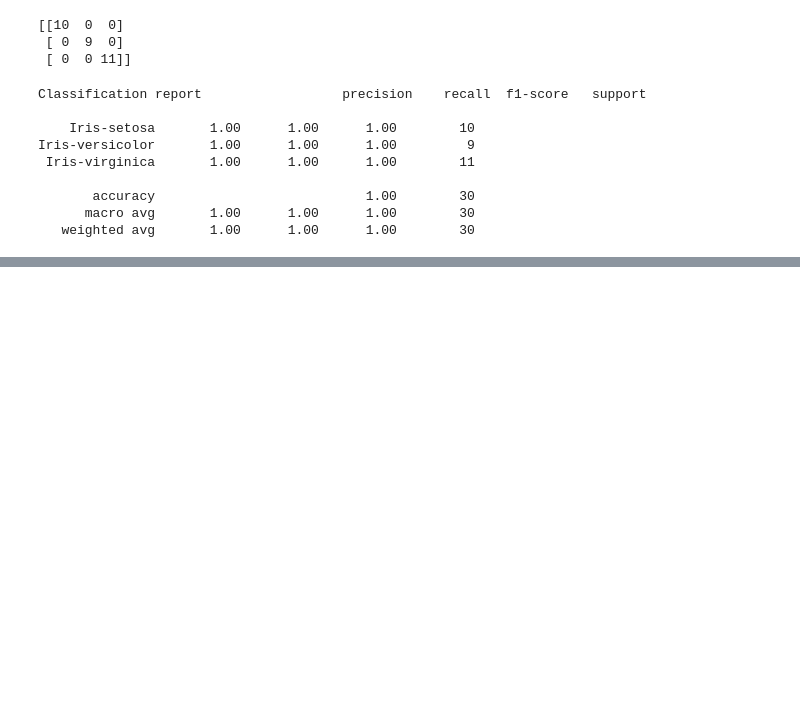
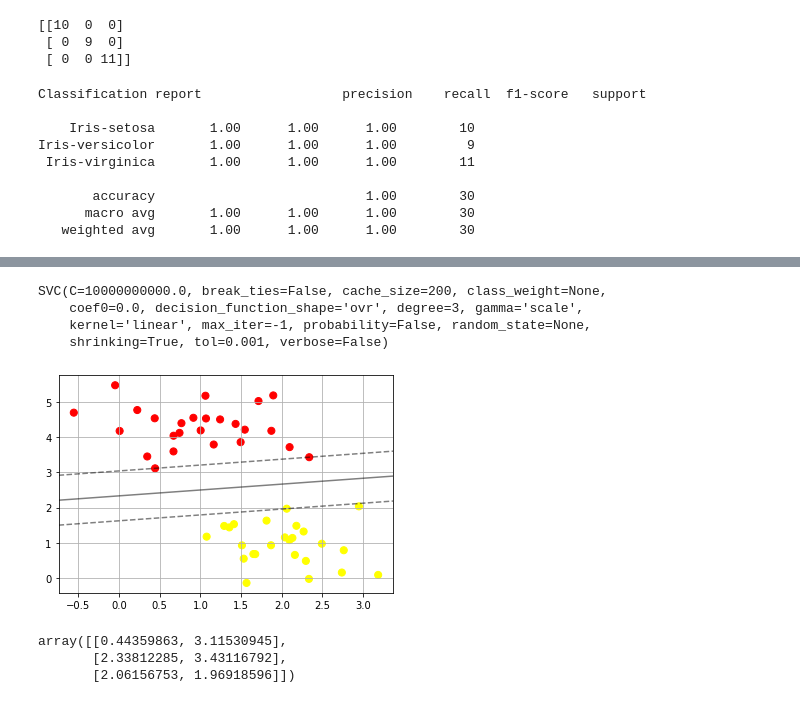
Before and after one commit to sagargahalod/Misc, a Jupyter notebook: SVM_complete.ipynb, the cells around one changed output, grey strips where cells are left out. Drawn from its saved outputs; the diff is of its cells as text; code cells hidden in the pictures; blank space fills up the shorter version.

```diff
--- a/SVM_complete.ipynb
+++ b/SVM_complete.ipynb
@@ -151,0 +191,48 @@ Iris-versicolor       1.00      1.00      1.00         9
+# %%
+model = svm.SVC(kernel='linear', C=1E10)
+model.fit(X, y)
+# %% [output]
+SVC(C=10000000000.0, break_ties=False, cache_size=200, class_weight=None,
+    coef0=0.0, decision_function_shape='ovr', degree=3, gamma='scale',
+    kernel='linear', max_iter=-1, probability=False, random_state=None,
+    shrinking=True, tol=0.001, verbose=False)
+# %%
+def plot_svc_decision_function(model, ax=None, plot_support=True):
+    """Plot the decision function for a 2D SVC"""
+    if ax is None:
+        ax = plt.gca()
+    xlim = ax.get_xlim()
+    ylim = ax.get_ylim()
+
+    # create grid to evaluate model
+    x = np.linspace(xlim[0], xlim[1], 30)
+    y = np.linspace(ylim[0], ylim[1], 30)
+    Y, X = np.meshgrid(y, x)
+    xy = np.vstack([X.ravel(), Y.ravel()]).T
+    P = model.decision_function(xy).reshape(X.shape)
+
+    # plot decision boundary and margins
+    ax.contour(X, Y, P, colors='k',
+               levels=[-1, 0, 1], alpha=0.5,
+               linestyles=['--', '-', '--'])
+
+    # plot support vectors
+    if plot_support:
+        ax.scatter(model.support_vectors_[:, 0],
+                   model.support_vectors_[:, 1],
+                   s=300, linewidth=1, facecolors='none');
+    ax.set_xlim(xlim)
+    ax.set_ylim(ylim)
+# %%
+plt.scatter(X[:, 0], X[:, 1], c=y, s=50, cmap='autumn')
+plot_svc_decision_function(model)
+plt.grid()
+plt.show()
+# %% [output]
+[figure, added]
+# %%
+model.support_vectors_
+# %% [output]
+array([[0.44359863, 3.11530945],
+       [2.33812285, 3.43116792],
+       [2.06156753, 1.96918596]])
```
Also changed, not shown: parts of 16 cells of this notebook.
